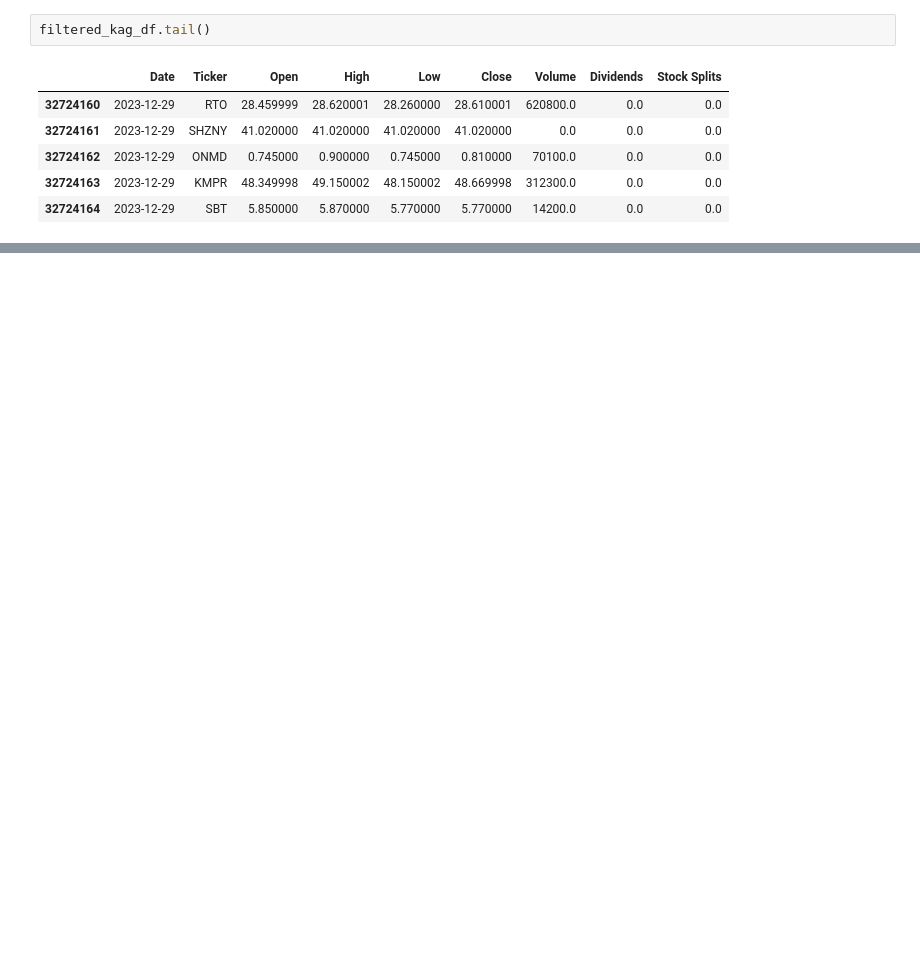
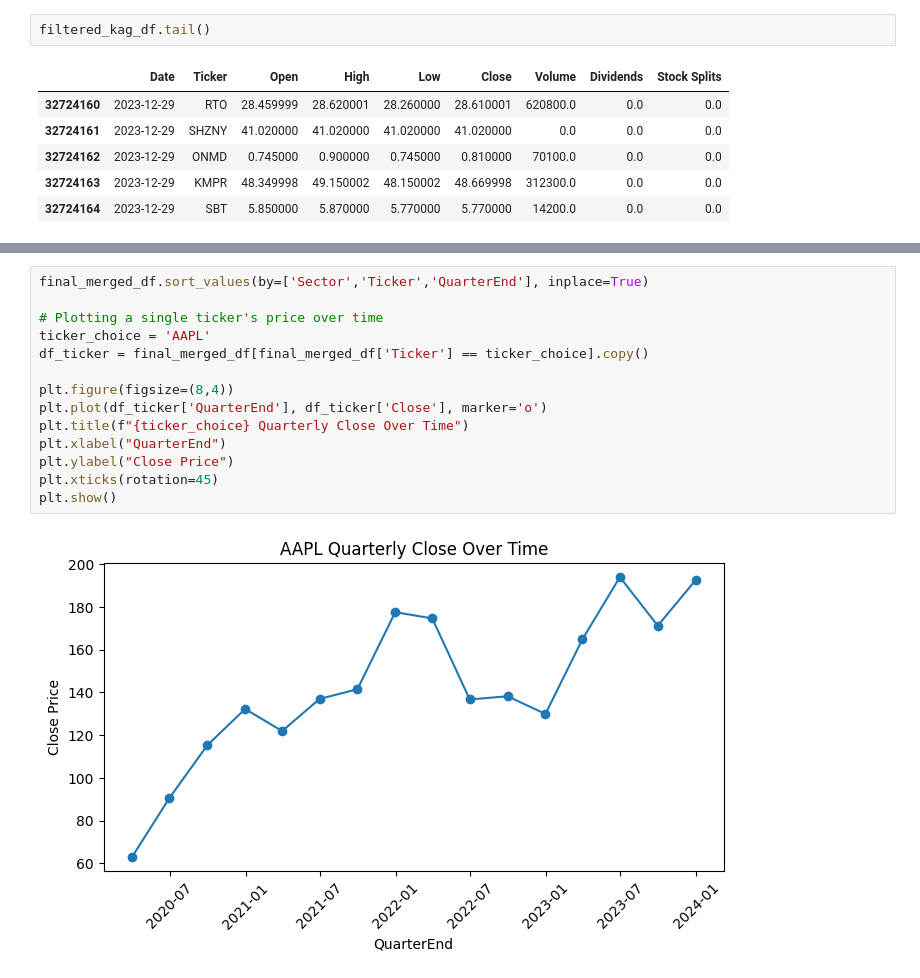
Before and after one commit to Greg-Pina/Udacity_DataAnalyst_NanoDegree, a Jupyter notebook: D502 - Capstone Project/gpina-capstone-project.ipynb, the cells around one changed output, grey strips where cells are left out. Cells and saved outputs as stored; diff of their text form; blank space fills up the shorter version.

```diff
--- a/D502 - Capstone Project/gpina-capstone-project.ipynb
+++ b/D502 - Capstone Project/gpina-capstone-project.ipynb
@@ -771,0 +1271,16 @@ Final shape: (640, 21)
+# %%
+final_merged_df.sort_values(by=['Sector','Ticker','QuarterEnd'], inplace=True)
+
+# Plotting a single ticker's price over time
+ticker_choice = 'AAPL'
+df_ticker = final_merged_df[final_merged_df['Ticker'] == ticker_choice].copy()
+
+plt.figure(figsize=(8,4))
+plt.plot(df_ticker['QuarterEnd'], df_ticker['Close'], marker='o')
+plt.title(f"{ticker_choice} Quarterly Close Over Time")
+plt.xlabel("QuarterEnd")
+plt.ylabel("Close Price")
+plt.xticks(rotation=45)
+plt.show()
+# %% [output]
+[figure, added]
```
Also changed, not shown: parts of 42 cells of this notebook, 3 other files.
